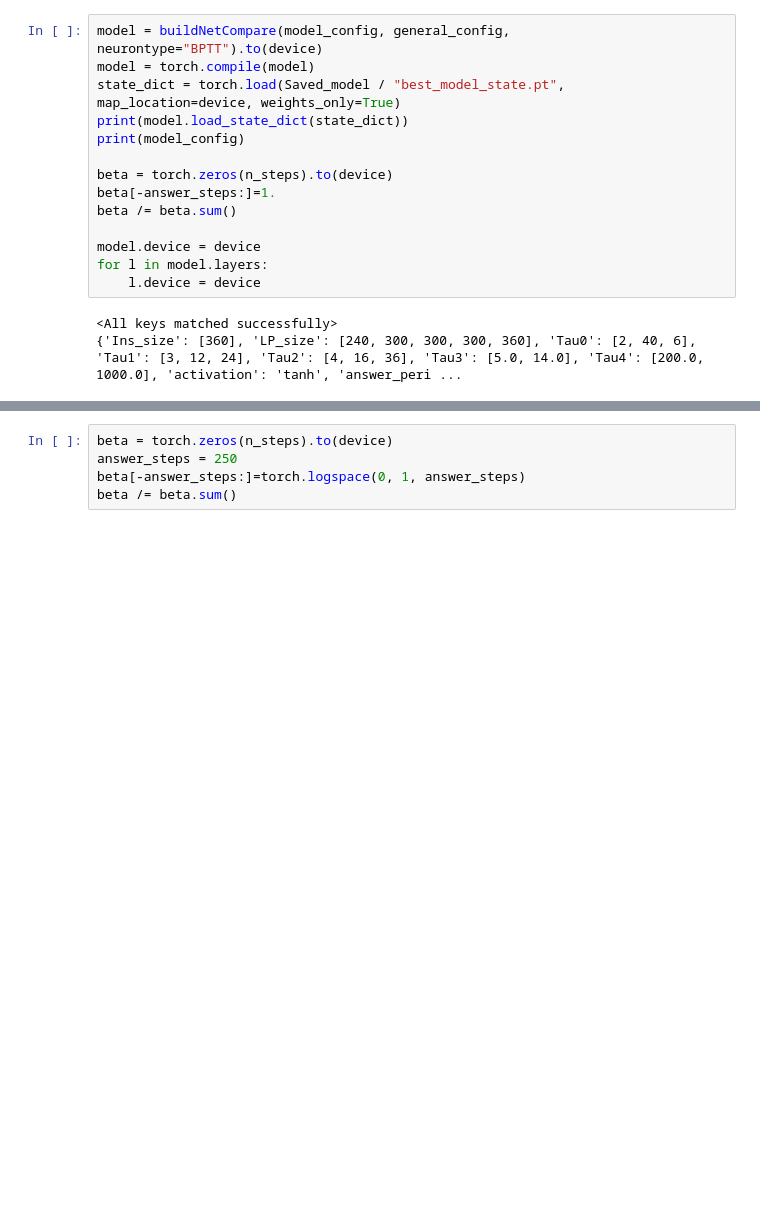
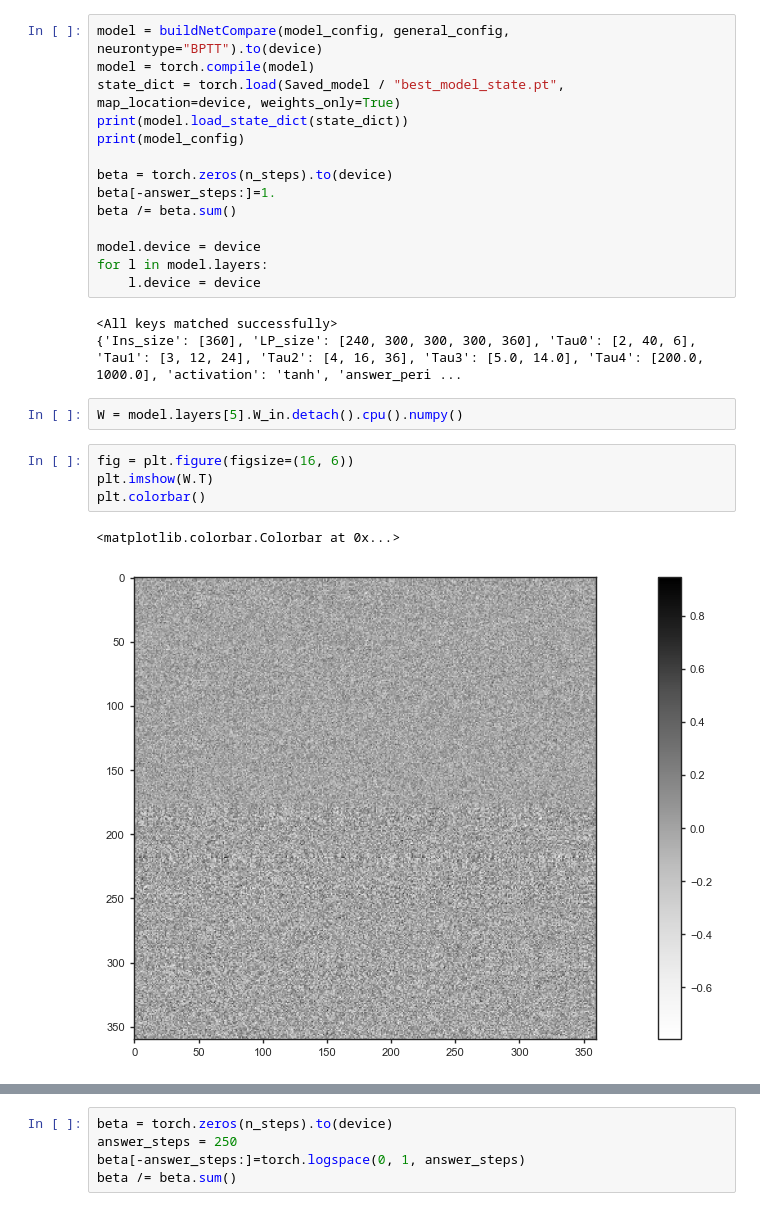
Before and after one commit to Baskin-LIU/Kernel-Propagation, a Jupyter notebook: Experiments/Speech.ipynb, the cells around one changed output, grey strips where cells are left out. Cells and saved outputs as stored; diff of their text form; blank space fills up the shorter version.

```diff
--- a/Experiments/Speech.ipynb
+++ b/Experiments/Speech.ipynb
@@ -326,3 +328,12 @@ for l in model.layers:
 # %% [output]
 <All keys matched successfully>
 {'Ins_size': [360], 'LP_size': [240, 300, 300, 300, 360], 'Tau0': [2, 40, 6], 'Tau1': [3, 12, 24], 'Tau2': [4, 16, 36], 'Tau3': [5.0, 14.0], 'Tau4': [200.0, 1000.0], 'activation': 'tanh', 'answer_peri ...
+# %%
+W = model.layers[5].W_in.detach().cpu().numpy()
+# %%
+fig = plt.figure(figsize=(16, 6))
+plt.imshow(W.T)
+plt.colorbar()
+# %% [output]
+<matplotlib.colorbar.Colorbar at 0x...>
+[figure, added]
```
Also changed, not shown: parts of 3 cells of this notebook, 4 other files.
